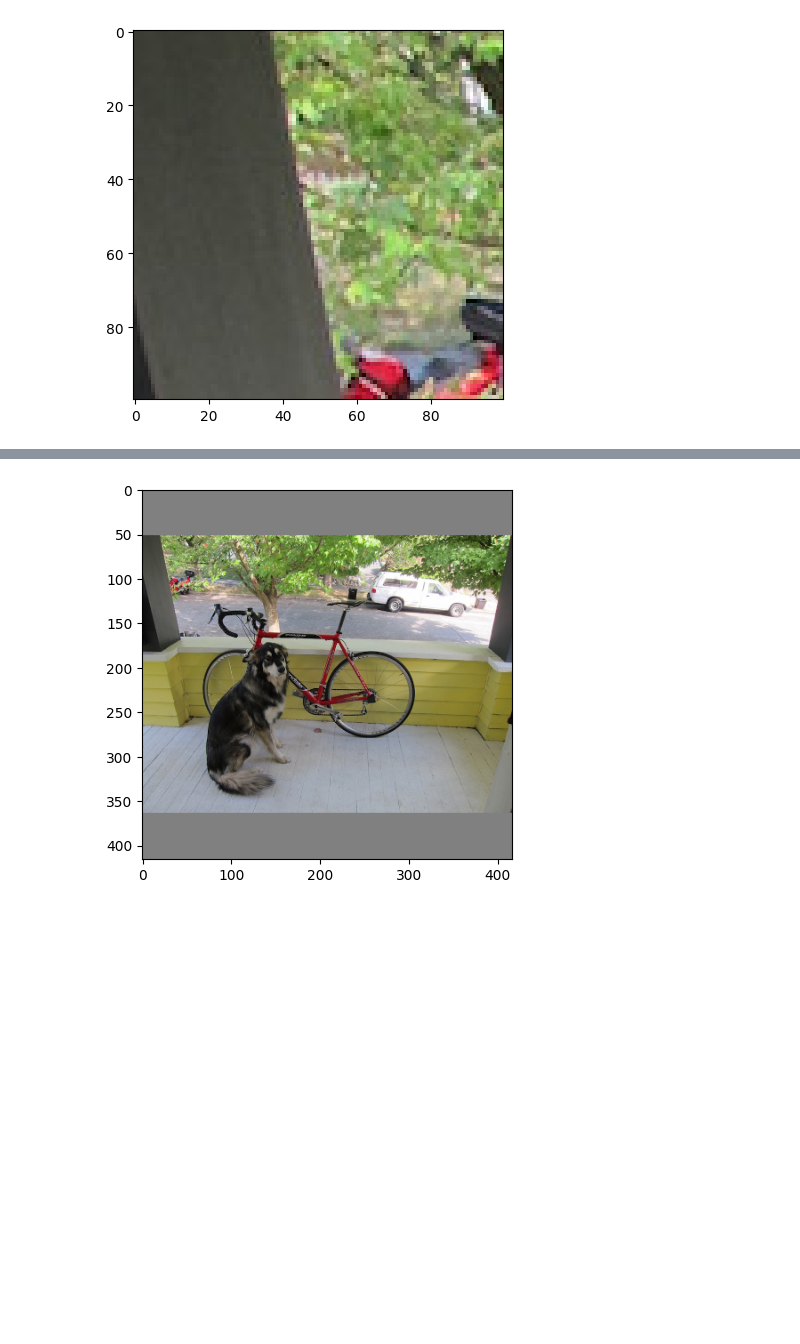
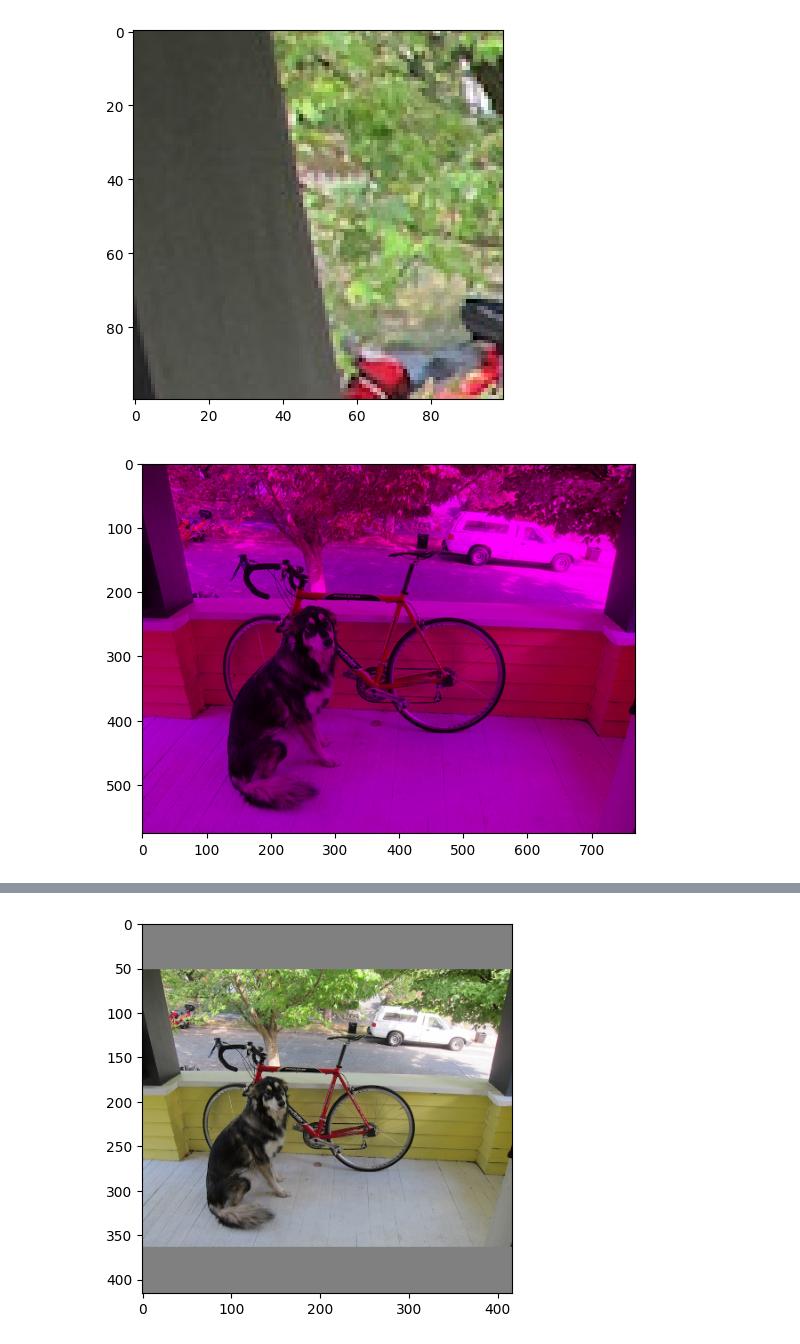
Before and after one commit to sei-cfrank/CVIntro, a Jupyter notebook: exercises/Exercise4.ipynb, the cells around one changed output, grey strips where cells are left out. Cells and saved outputs as stored; diff of their text form; code cells hidden in the pictures; blank space fills up the shorter version.

Commit message:
more image processing examples, bit representation

```diff
--- a/exercises/Exercise4.ipynb
+++ b/exercises/Exercise4.ipynb
@@ -131,3 +140,13 @@ plt.imshow(cropped)
 plt.show()
 # %% [output]
 [figure]
+# %%
+# edit color channels
+# Channel order: RGB
+no_green = arr2.copy()
+no_green[:,:,1] = 0
+
+plt.imshow(no_green)
+plt.show()
+# %% [output]
+[figure, added]
```
Also changed, not shown: parts of 18 cells of this notebook.
